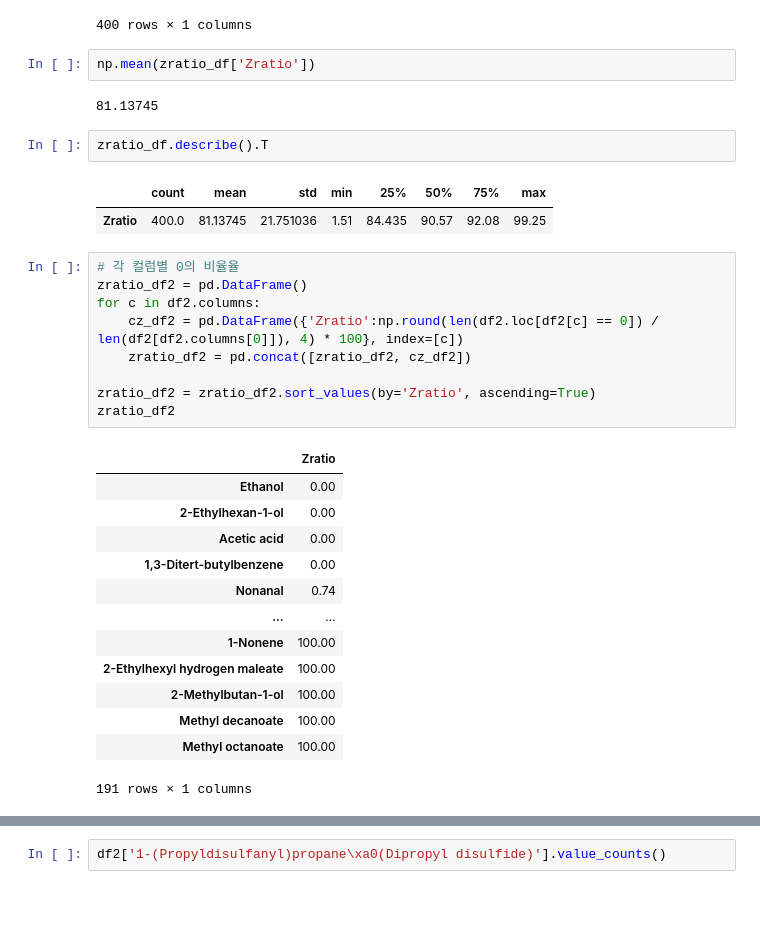
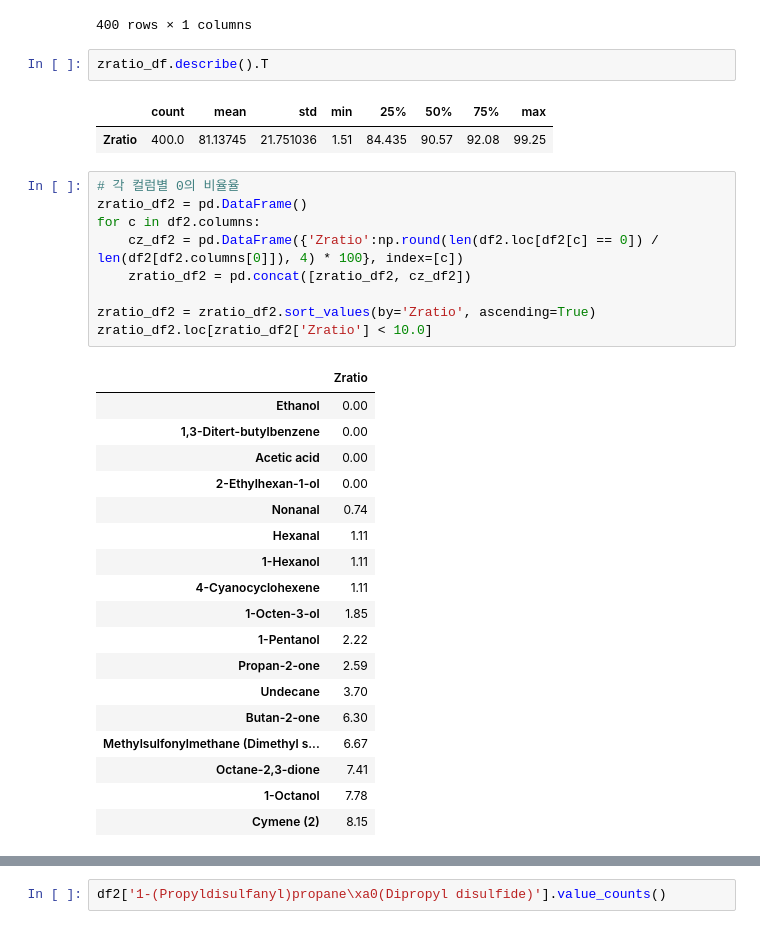
Before and after one commit to cosmos17/2025_STLab, a Jupyter notebook: Flavor/01_Volatile.ipynb, the cells around one changed output, grey strips where cells are left out. Cells and saved outputs as stored; diff of their text form; blank space fills up the shorter version.

```diff
--- a/Flavor/01_Volatile.ipynb
+++ b/Flavor/01_Volatile.ipynb
@@ -175,10 +176,6 @@ zratio_df_s
 | 2-Octanone | 98.87 |
 | 2-ISOPROPYL-1-HEXENE | 99.25 |
 400 rows × 1 columns
-# %%
-np.mean(zratio_df['Zratio'])
-# %% [output]
-81.13745
 # %%
 zratio_df.describe().T
 # %% [output]
@@ -187,23 +184,28 @@ zratio_df.describe().T
 # %%
 # 각 컬럼별 0의 비율율
 zratio_df2 = pd.DataFrame()
 for c in df2.columns:
     cz_df2 = pd.DataFrame({'Zratio':np.round(len(df2.loc[df2[c] == 0]) / len(df2[df2.columns[0]]), 4) * 100}, index=[c])
     zratio_df2 = pd.concat([zratio_df2, cz_df2])
 
 zratio_df2 = zratio_df2.sort_values(by='Zratio', ascending=True)
-zratio_df2
+zratio_df2.loc[zratio_df2['Zratio'] < 10.0]
 # %% [output]
 |  | Zratio |
 | Ethanol | 0.00 |
+| 1,3-Ditert-butylbenzene | 0.00 |
+| Acetic acid | 0.00 |
 | 2-Ethylhexan-1-ol | 0.00 |
-| Acetic acid | 0.00 |
-| 1,3-Ditert-butylbenzene | 0.00 |
 | Nonanal | 0.74 |
-| ... | ... |
-| 1-Nonene | 100.00 |
-| 2-Ethylhexyl hydrogen maleate | 100.00 |
-| 2-Methylbutan-1-ol | 100.00 |
-| Methyl decanoate | 100.00 |
-| Methyl octanoate | 100.00 |
+| Hexanal | 1.11 |
+| 1-Hexanol | 1.11 |
+| 4-Cyanocyclohexene | 1.11 |
+| 1-Octen-3-ol | 1.85 |
+| 1-Pentanol | 2.22 |
+| Propan-2-one | 2.59 |
+| Undecane | 3.70 |
+| Butan-2-one | 6.30 |
+| Methylsulfonylmethane (Dimethyl s... | 6.67 |
+| Octane-2,3-dione | 7.41 |
+| 1-Octanol | 7.78 |
+| Cymene (2) | 8.15 |
-191 rows × 1 columns
```
Also changed, not shown: parts of 18 cells of this notebook, 10 other files.
